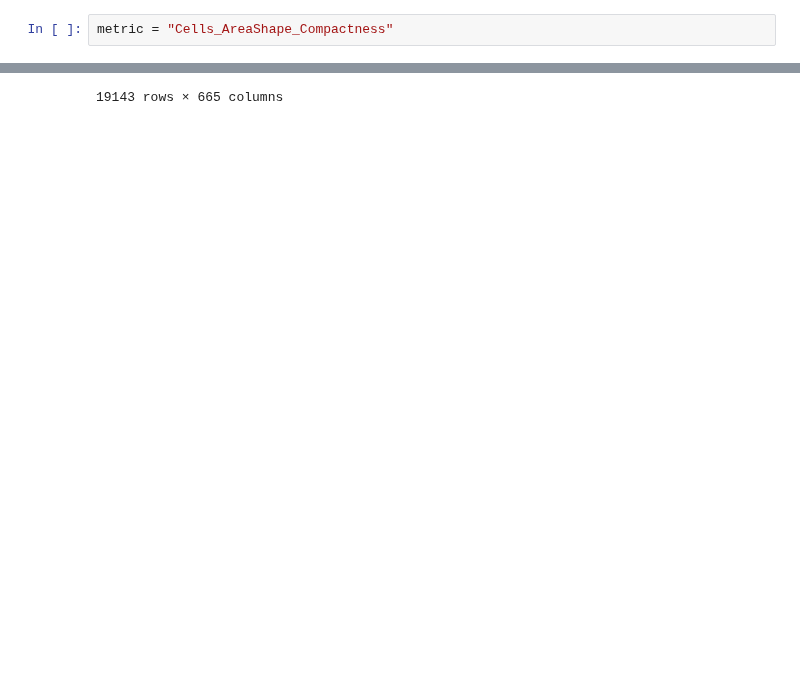
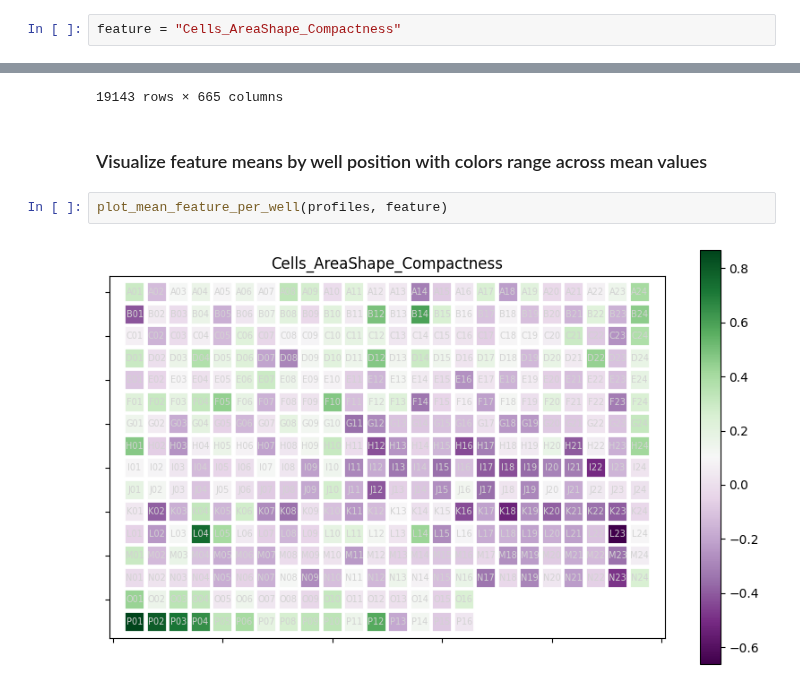
Before and after one commit to broadinstitute/position-effect-correction, a Jupyter notebook: 3.correct/7_visualize_well_mean.ipynb, the cells around one changed output, grey strips where cells are left out. Drawn from its saved outputs; the diff is of its cells as text; blank space fills up the shorter version.

Commit message:
actually add plate visualization example

```diff
--- a/3.correct/7_visualize_well_mean.ipynb
+++ b/3.correct/7_visualize_well_mean.ipynb
@@ -6,7 +6,7 @@ import seaborn as sns
 import matplotlib.pyplot as plt
 from plot_utils import plot_mean_feature_per_well
 # %%
-metric = "Cells_AreaShape_Compactness"
+feature = "Cells_AreaShape_Compactness"
 # %%
 # profiles = pd.read_parquet("output/subset_profiles_cc_well_corrected.parquet")
 profiles = pd.read_parquet("output/subset_profiles_cc_corrected.parquet")
@@ -25,3 +25,9 @@ profiles
 | 19141 | JCP2022_915131 | ccsbBroad304_99994 | ORFC00004.1_TRC304.1 | pLX_304 | LacZ.1 | ... |
 | 19142 | JCP2022_915131 | ccsbBroad304_99994 | ORFC00004.1_TRC304.1 | pLX_304 | LacZ.1 | ... |
 19143 rows × 665 columns
+# %% [markdown]
+### Visualize feature means by well position with colors range across mean values
+# %%
+plot_mean_feature_per_well(profiles, feature)
+# %% [output]
+[figure, added]
```
Also changed, not shown: parts of 2 cells of this notebook.
